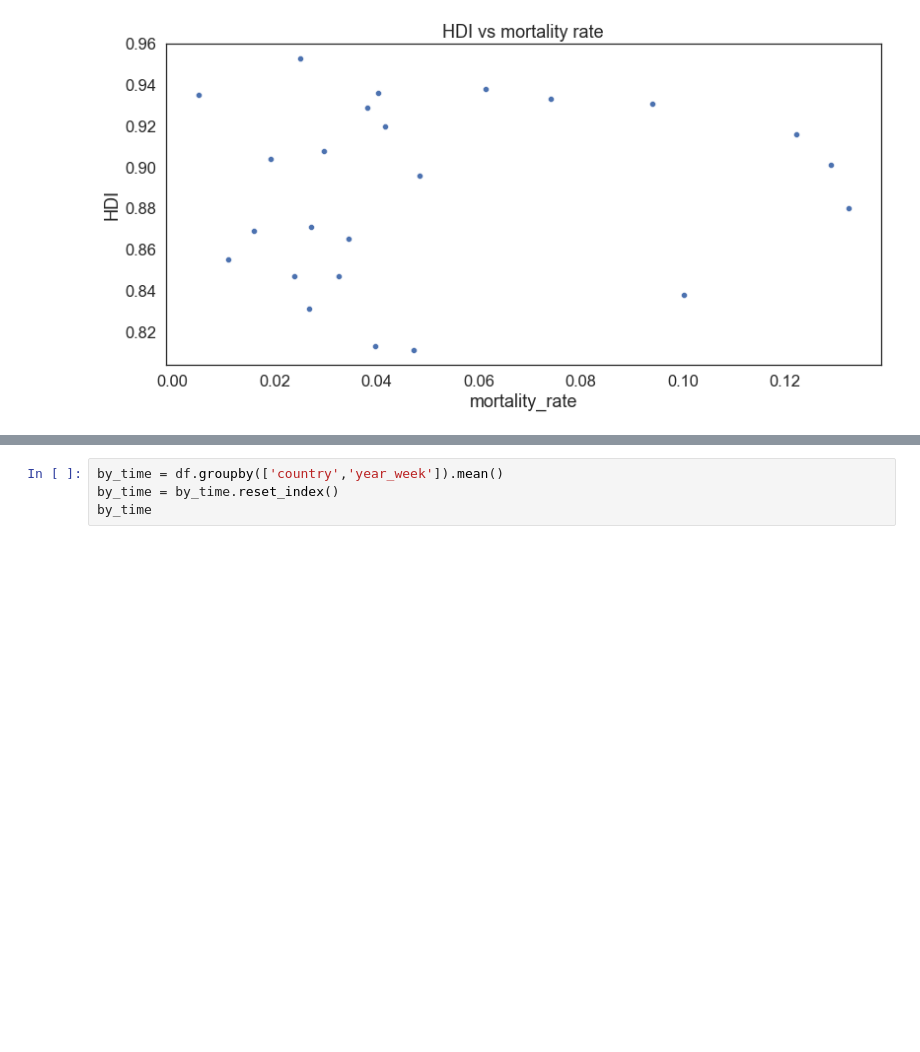
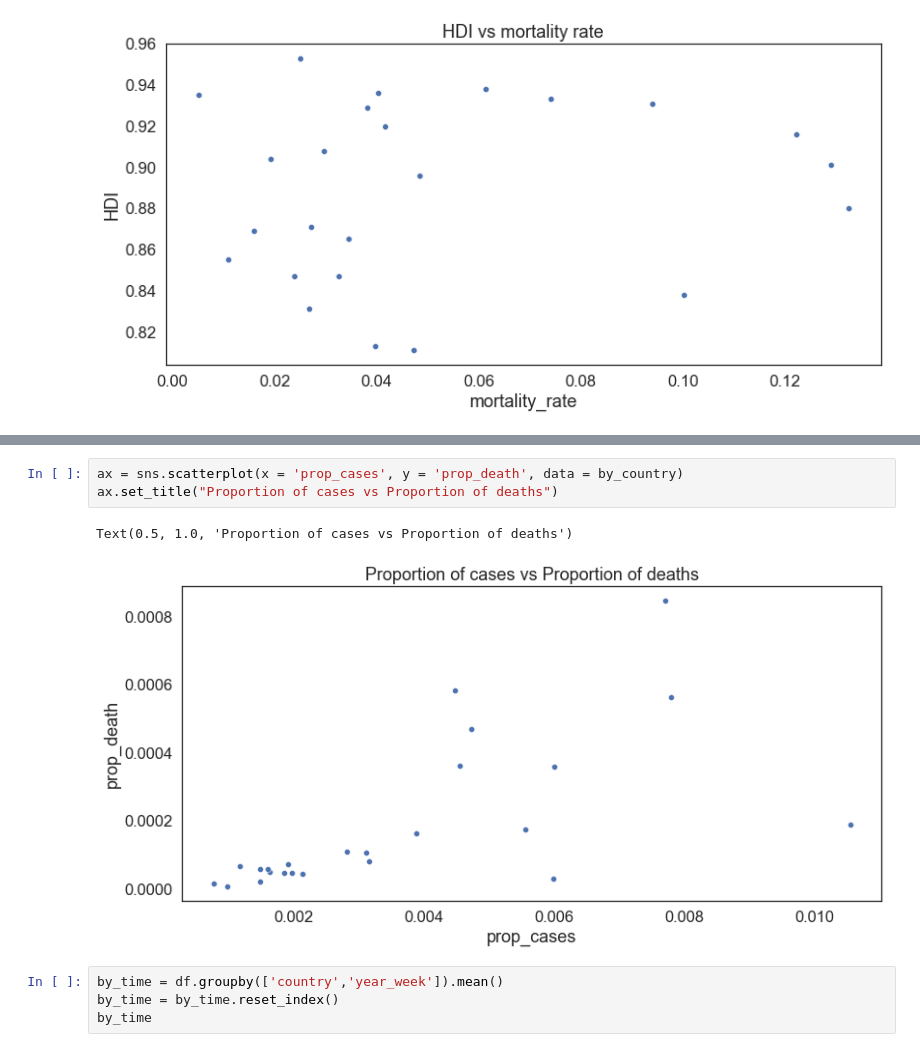
Before and after one commit to aswarth123/Hacklytics2021, a Jupyter notebook: Visualizing effect of European country response measures on COVID-19.ipynb, the cells around one changed output, grey strips where cells are left out. Drawn from its saved outputs; the diff is of its cells as text; blank space fills up the shorter version.

```diff
--- a/Visualizing effect of European country response measures on COVID-19.ipynb
+++ b/Visualizing effect of European country response measures on COVID-19.ipynb
@@ -161,3 +167,9 @@ Text(0.5, 1.0, 'HDI vs mortality rate')
+# %%
+ax = sns.scatterplot(x = 'prop_cases', y = 'prop_death', data = by_country)
+ax.set_title("Proportion of cases vs Proportion of deaths")
+# %% [output]
+Text(0.5, 1.0, 'Proportion of cases vs Proportion of deaths')
+[figure, added]
 # %%
 by_time = df.groupby(['country','year_week']).mean()
 by_time = by_time.reset_index()
```
Also changed, not shown: parts of 2 cells of this notebook.
